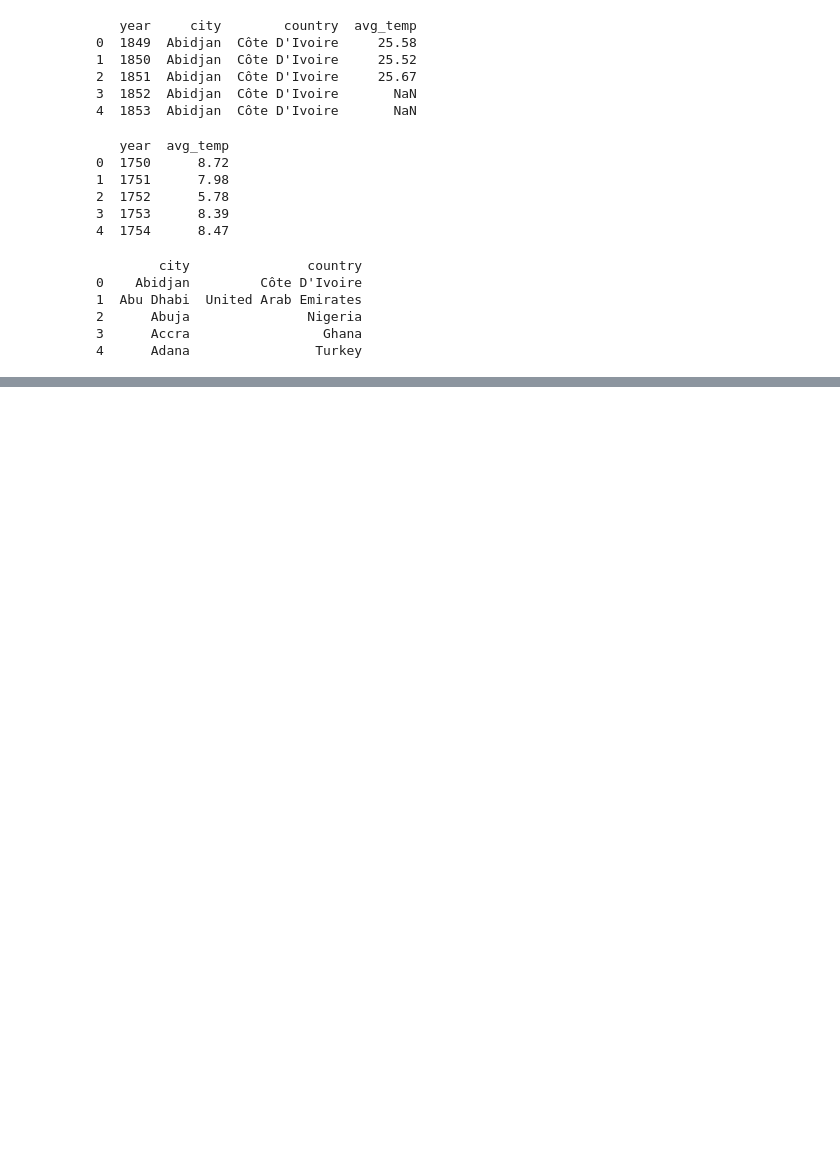
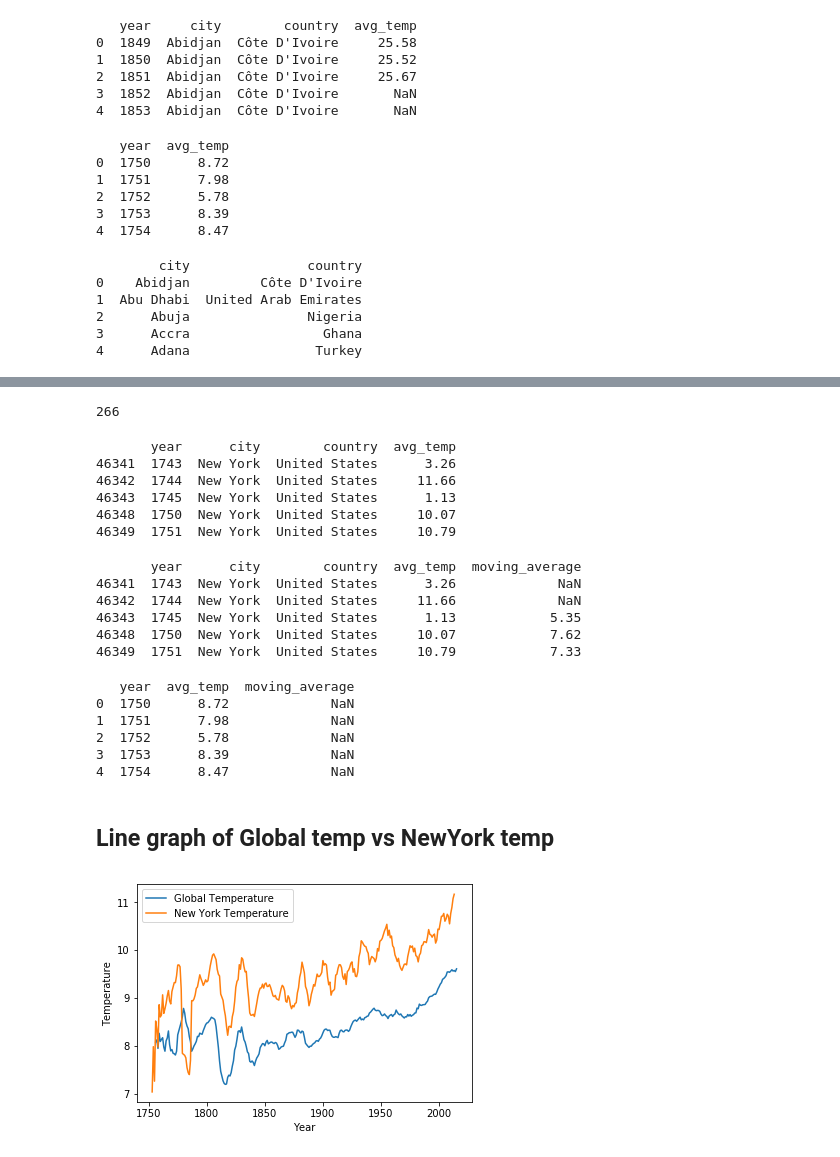
Before and after one commit to command7/weather_trends, a Jupyter notebook: weatherTrends.ipynb, the cells around one changed output, grey strips where cells are left out. Cells and saved outputs as stored; diff of their text form; code cells hidden in the pictures; blank space fills up the shorter version.

Commit message:
Create global vs ny weather graph

```diff
--- a/weatherTrends.ipynb
+++ b/weatherTrends.ipynb
@@ -36,0 +55,54 @@ print(city_list.head())
+# %%
+nyWeather = city_data.loc[(city_data.city == "New York")&(city_data.avg_temp.notnull())]
+print(len(nyWeather))
+# %% [output]
+266
+# %%
+nyWeather = nyWeather.sort_values('year')
+# %%
+print(nyWeather.head())
+# %% [output]
+       year      city        country  avg_temp
+46341  1743  New York  United States      3.26
+46342  1744  New York  United States     11.66
+46343  1745  New York  United States      1.13
+46348  1750  New York  United States     10.07
+46349  1751  New York  United States     10.79
+# %%
+nyWeather['moving_average'] = nyWeather.avg_temp.rolling(7).mean()
+# %%
+print(nyWeather.head())
+# %% [output]
+       year      city        country  avg_temp  moving_average
+46341  1743  New York  United States      3.26             NaN
+46342  1744  New York  United States     11.66             NaN
+46343  1745  New York  United States      1.13            5.35
+46348  1750  New York  United States     10.07            7.62
+46349  1751  New York  United States     10.79            7.33
+# %%
+clean_global_data = global_data.loc[global_data.avg_temp.notnull()]
+clean_global_data['moving_average'] = clean_global_data.avg_temp.rolling(7).mean()
+print(clean_global_data.head())
+# %% [output]
+   year  avg_temp  moving_average
+0  1750      8.72             NaN
+1  1751      7.98             NaN
+2  1752      5.78             NaN
+3  1753      8.39             NaN
+4  1754      8.47             NaN
+# %% [markdown]
+## Line graph of Global temp vs NewYork temp
+# %%
+plt.figure()
+plt.plot(clean_global_data['year'], clean_global_data['moving_average'], label="Global Temperature")
+plt.plot(nyWeather['year'], nyWeather['moving_average'], label="New York Temperature")
+plt.xlabel("Year")
+plt.ylabel("Temperature")
+plt.legend()
+ax = plt.subplot()
+#ax.set_xticks(range(1,7))e
+#ax.set_xticklabels(clean_global_data['year'])
+plt.savefig("global_vs_ny")
+plt.show()
+# %% [output]
+[figure, added]
```
Also changed, not shown: parts of 7 cells of this notebook, 1 other file.
